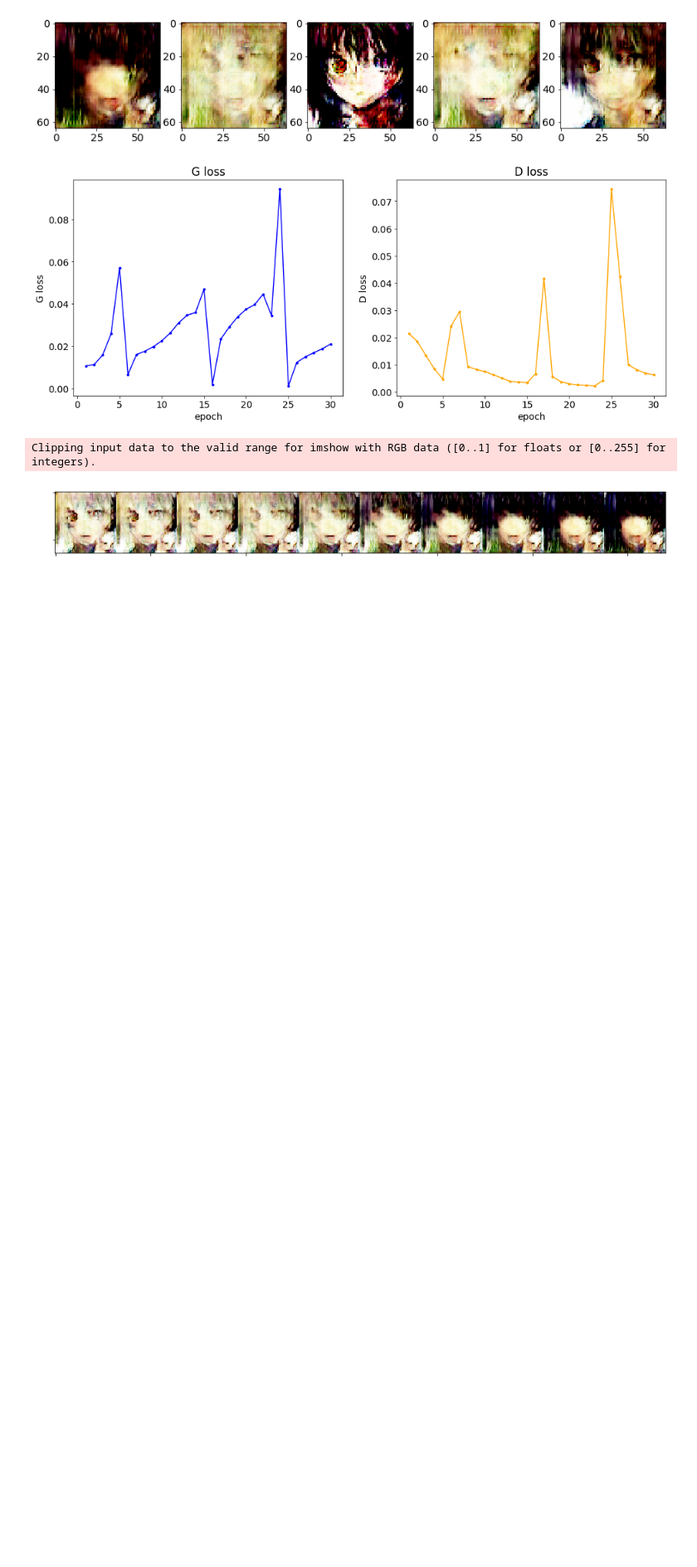
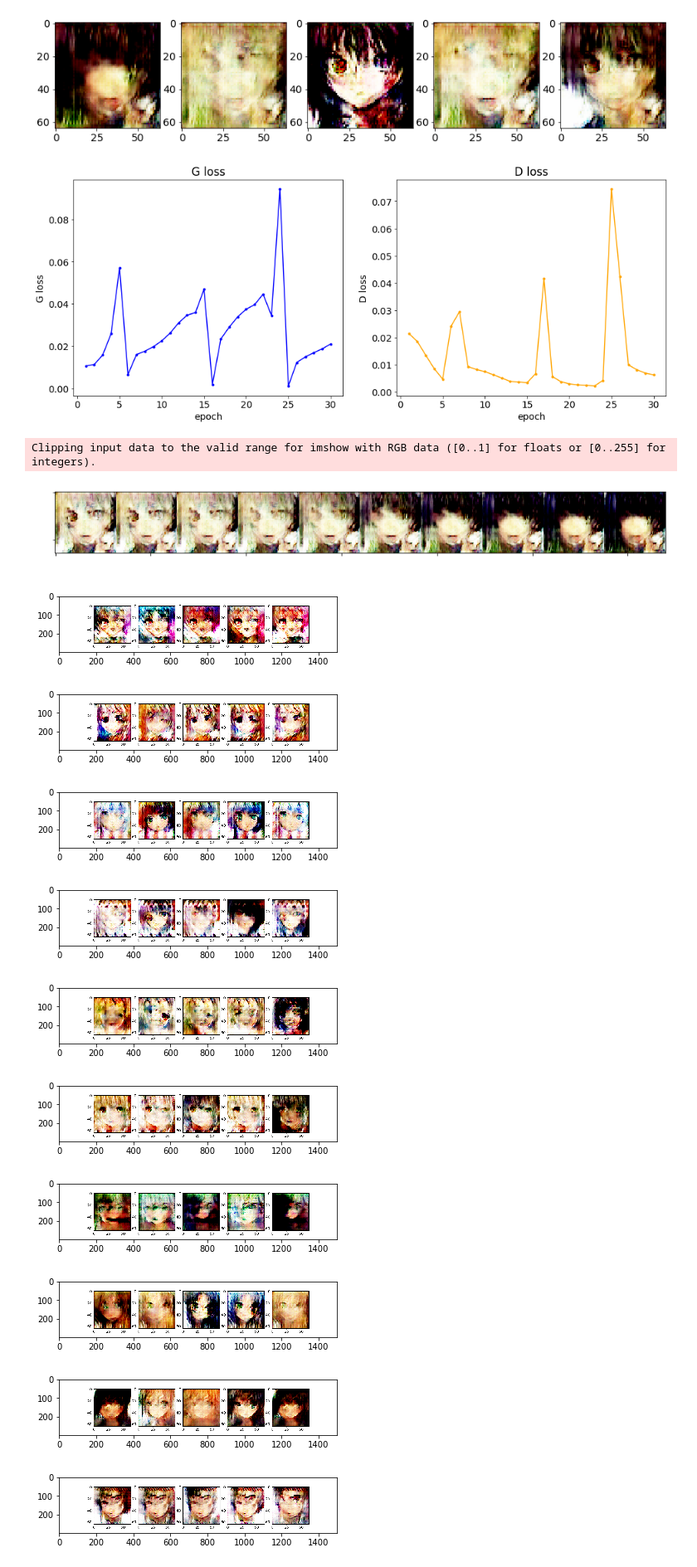
Before and after one commit to nsakki55/tech-notes, a Jupyter notebook: pytorch_advanced/5_gan_generation/original_DCGAN.ipynb, the cells around one changed output. Shown at 83% size. Drawn from its saved outputs; the diff is of its cells as text; code cells hidden in the pictures; blank space fills up the shorter version.

```diff
--- a/pytorch_advanced/5_gan_generation/original_DCGAN.ipynb
+++ b/pytorch_advanced/5_gan_generation/original_DCGAN.ipynb
@@ -457,3 +458,26 @@ plt.show()
 # %% [output]
 Clipping input data to the valid range for imshow with RGB data ([0..1] for floats or [0..255] for integers).
 [figure]
+# %%
+generated_imgs = glob.glob('DCGAN/[0-9]*png')
+img_dict = dict()
+for img_path in generated_imgs:
+    epoch = re.search(r'\d+', img_path).group()
+    img_dict[img_path] = int(epoch)
+
+for i, img_dict in enumerate(sorted(img_dict.items(), key=lambda x:x[1])):
+    path = img_dict[0]
+    fig = plt.figure()
+    img = plt.imread(path)
+    plt.imshow(img)
+# %% [output]
+[figure, added]
+[figure, added]
+[figure, added]
+[figure, added]
+[figure, added]
+[figure, added]
+[figure, added]
+[figure, added]
+[figure, added]
+[figure, added]
```
Also changed, not shown: parts of 4 cells of this notebook, 10 other files.
